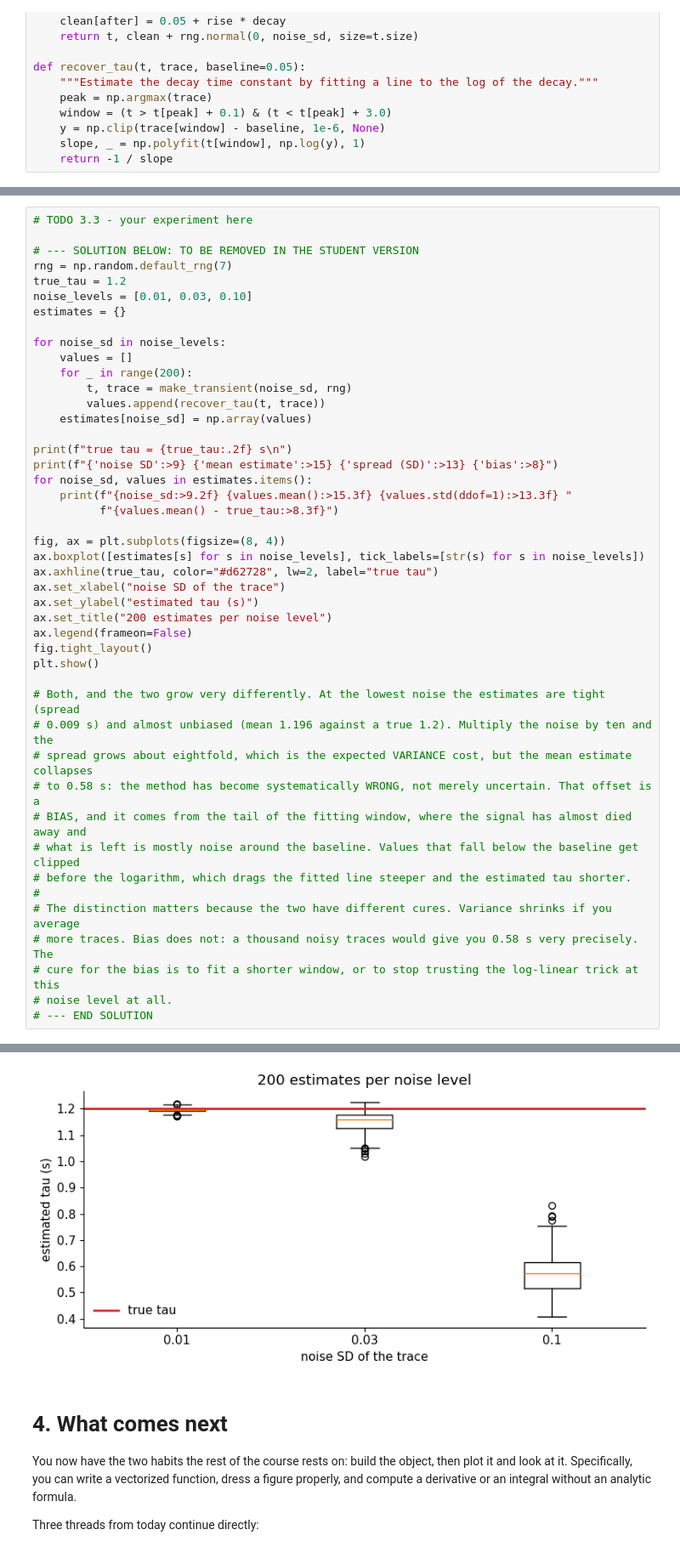
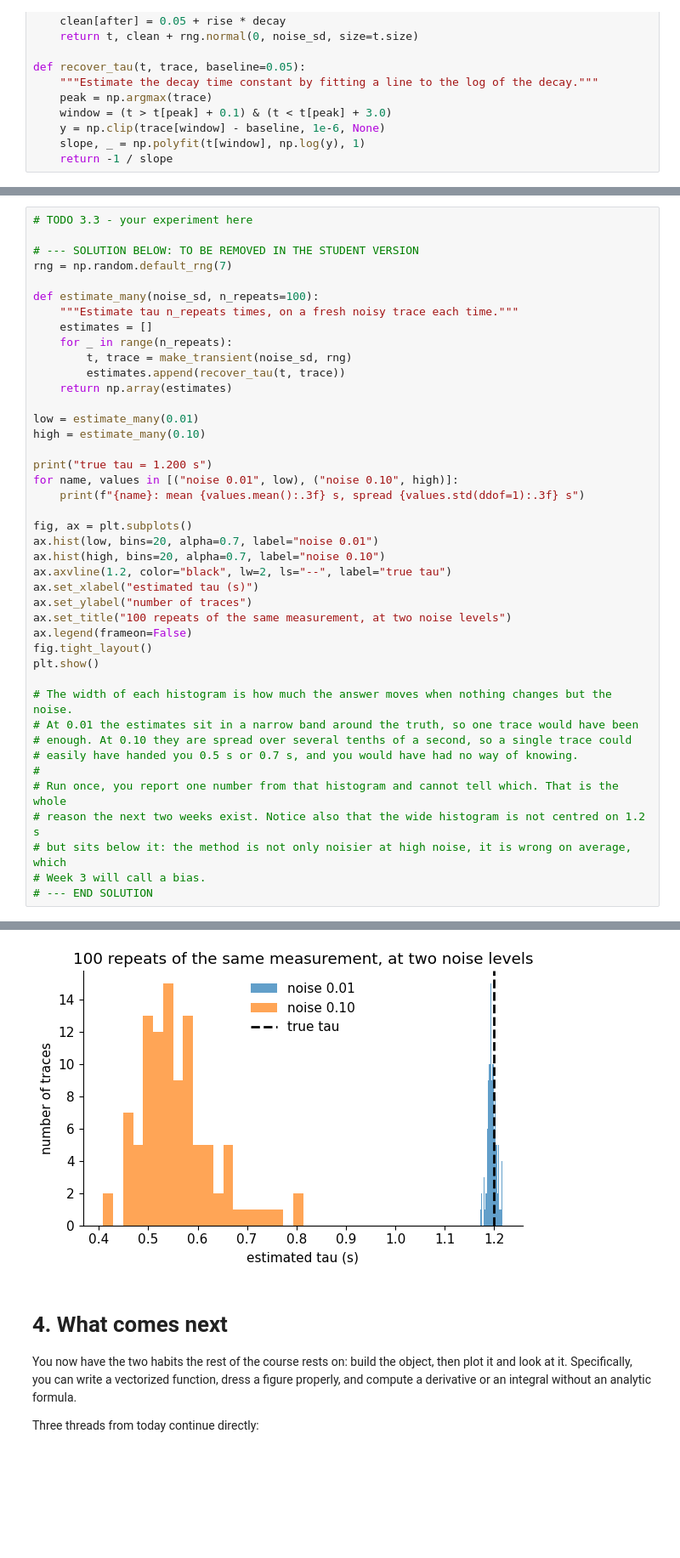
Before and after one commit to gmatteuc/QMN_course_2026, a Jupyter notebook: notebooks/02_math_refresher_TA.ipynb, the cells around one changed output, grey strips where cells are left out. Shown at 85% size. Saved outputs shown, nothing was run; the diff lists cells and outputs as text; blank space fills up the shorter version.

```diff
--- a/notebooks/02_math_refresher_TA.ipynb
+++ b/notebooks/02_math_refresher_TA.ipynb
@@ -1527,44 +1525,41 @@ def recover_tau(t, trace, baseline=0.05):
 
 # --- SOLUTION BELOW: TO BE REMOVED IN THE STUDENT VERSION
 rng = np.random.default_rng(7)
-true_tau = 1.2
-noise_levels = [0.01, 0.03, 0.10]
-estimates = {}
 
-for noise_sd in noise_levels:
-    values = []
-    for _ in range(200):
+def estimate_many(noise_sd, n_repeats=100):
+    """Estimate tau n_repeats times, on a fresh noisy trace each time."""
+    estimates = []
+    for _ in range(n_repeats):
         t, trace = make_transient(noise_sd, rng)
-        values.append(recover_tau(t, trace))
-    estimates[noise_sd] = np.array(values)
+        estimates.append(recover_tau(t, trace))
+    return np.array(estimates)
 
-print(f"true tau = {true_tau:.2f} s\n")
-print(f"{'noise SD':>9} {'mean estimate':>15} {'spread (SD)':>13} {'bias':>8}")
-for noise_sd, values in estimates.items():
-    print(f"{noise_sd:>9.2f} {values.mean():>15.3f} {values.std(ddof=1):>13.3f} "
-          f"{values.mean() - true_tau:>8.3f}")
+low = estimate_many(0.01)
+high = estimate_many(0.10)
 
-fig, ax = plt.subplots(figsize=(8, 4))
-ax.boxplot([estimates[s] for s in noise_levels], tick_labels=[str(s) for s in noise_levels])
-ax.axhline(true_tau, color="#d62728", lw=2, label="true tau")
-ax.set_xlabel("noise SD of the trace")
-ax.set_ylabel("estimated tau (s)")
-ax.set_title("200 estimates per noise level")
+print("true tau = 1.200 s")
+for name, values in [("noise 0.01", low), ("noise 0.10", high)]:
+    print(f"{name}: mean {values.mean():.3f} s, spread {values.std(ddof=1):.3f} s")
+
+fig, ax = plt.subplots()
+ax.hist(low, bins=20, alpha=0.7, label="noise 0.01")
+ax.hist(high, bins=20, alpha=0.7, label="noise 0.10")
+ax.axvline(1.2, color="black", lw=2, ls="--", label="true tau")
+ax.set_xlabel("estimated tau (s)")
+ax.set_ylabel("number of traces")
+ax.set_title("100 repeats of the same measurement, at two noise levels")
 ax.legend(frameon=False)
 fig.tight_layout()
 plt.show()
 
-# Both, and the two grow very differently. At the lowest noise the estimates are tight (spread
-# 0.009 s) and almost unbiased (mean 1.196 against a true 1.2). Multiply the noise by ten and the
-# spread grows about eightfold, which is the expected VARIANCE cost, but the mean estimate collapses
-# to 0.58 s: the method has become systematically WRONG, not merely uncertain. That offset is a
-# BIAS, and it comes from the tail of the fitting window, where the signal has almost died away and
-# what is left is mostly noise around the baseline. Values that fall below the baseline get clipped
-# before the logarithm, which drags the fitted line steeper and the estimated tau shorter.
+# The width of each histogram is how much the answer moves when nothing changes but the noise.
+# At 0.01 the estimates sit in a narrow band around the truth, so one trace would have been
+# enough. At 0.10 they are spread over several tenths of a second, so a single trace could
+# easily have handed you 0.5 s or 0.7 s, and you would have had no way of knowing.
 #
-# The distinction matters because the two have different cures. Variance shrinks if you average
-# more traces. Bias does not: a thousand noisy traces would give you 0.58 s very precisely. The
-# cure for the bias is to fit a shorter window, or to stop trusting the log-linear trick at this
-# noise level at all.
+# Run once, you report one number from that histogram and cannot tell which. That is the whole
+# reason the next two weeks exist. Notice also that the wide histogram is not centred on 1.2 s
+# but sits below it: the method is not only noisier at high noise, it is wrong on average, which
+# Week 3 will call a bias.
 # --- END SOLUTION
 # %% [output]
@@ -1577,4 +1569,4 @@ true tau = 1.20 s
-[figure, old version]
+[figure, new version]
 # %% [markdown]
 <a id="section-4"></a>
 # 4. What comes next
```
Also changed, not shown: parts of 3 cells of this notebook.
